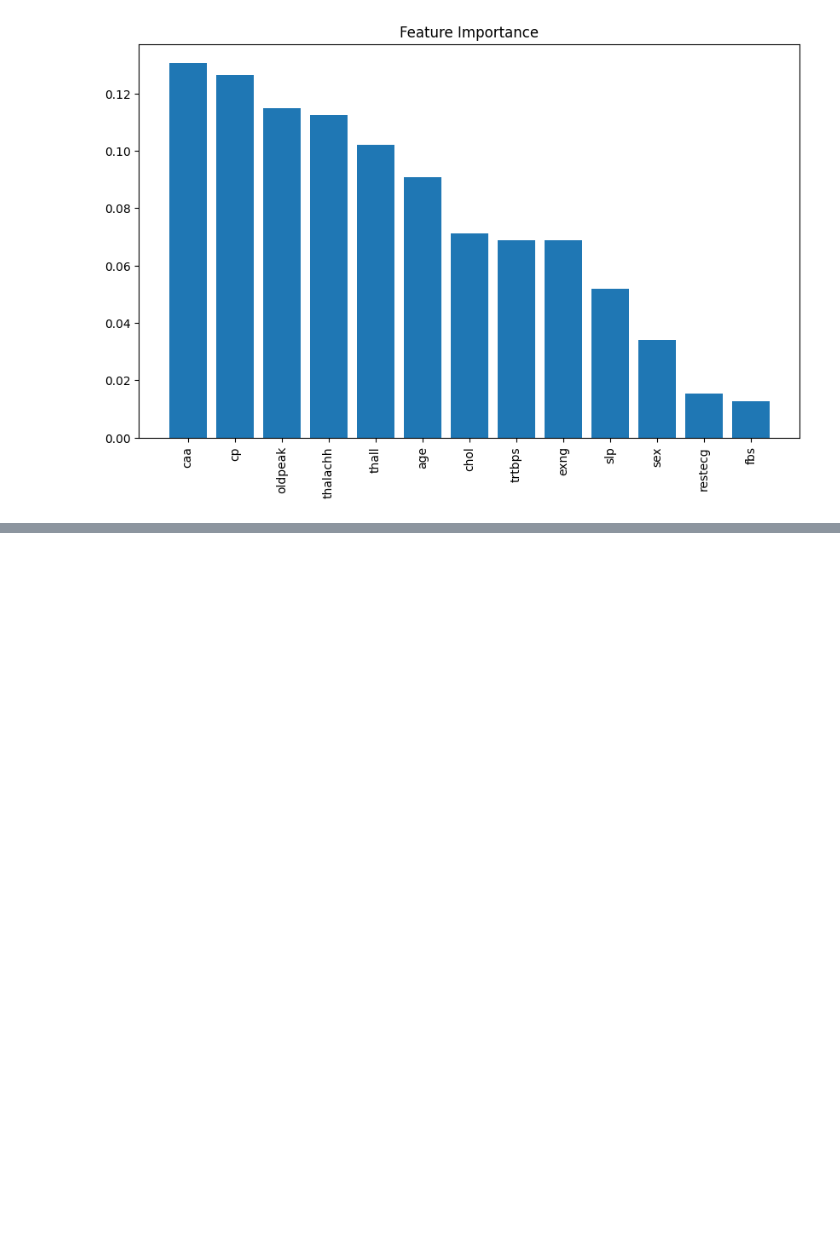
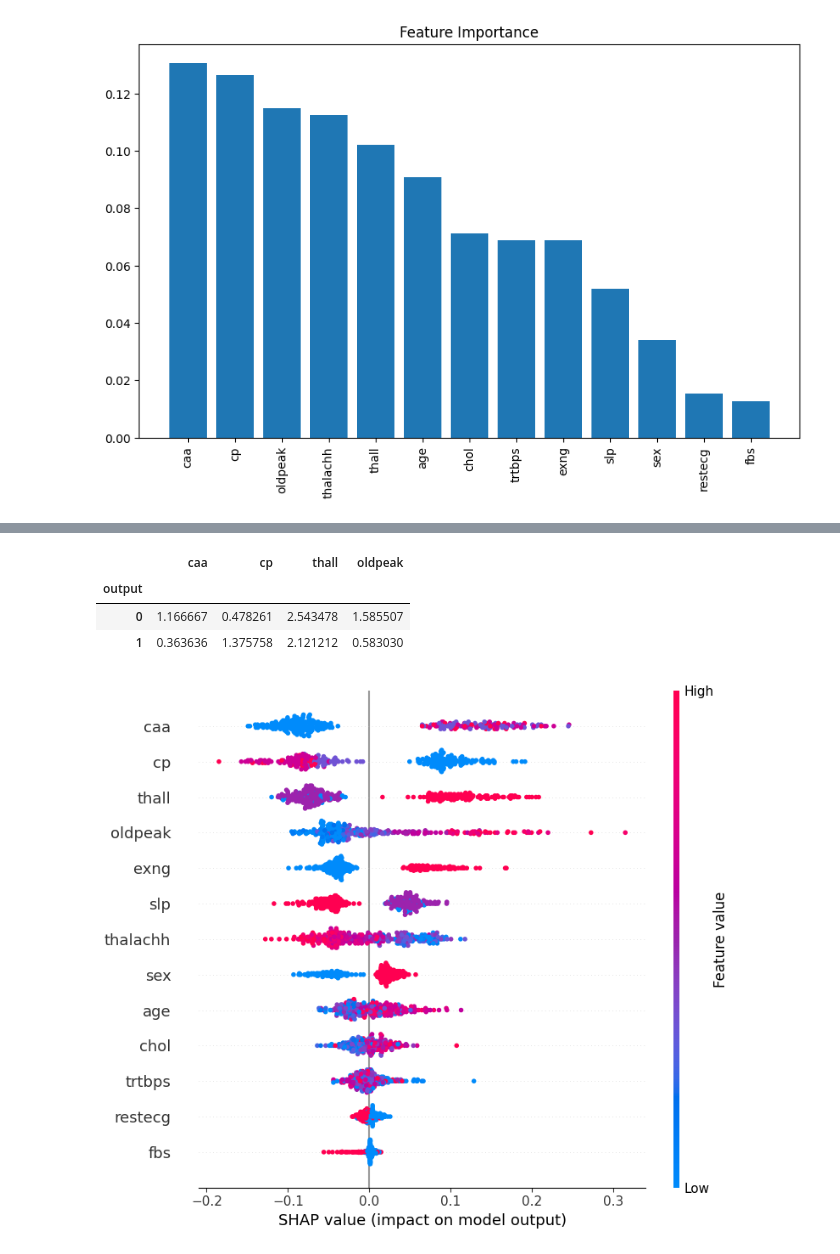
Before and after one commit to romanroff/ITMO_subjects, a Jupyter notebook: DecSupSys/lab_3_Bashirov.ipynb, the cells around one changed output, grey strips where cells are left out. Cells and saved outputs as stored; diff of their text form; code cells hidden in the pictures; blank space fills up the shorter version.

```diff
--- a/DecSupSys/lab_3_Bashirov.ipynb
+++ b/DecSupSys/lab_3_Bashirov.ipynb
@@ -103,0 +220,12 @@ AssertionError: The shape of the shap_values matrix does not match the shape of
+# %%
+data.groupby(by='output').mean()[['caa', 'cp', 'thall', 'oldpeak']]
+# %% [output]
+|  | caa | cp | thall | oldpeak |
+| output |  |  |  |  |
+| 0 | 1.166667 | 0.478261 | 2.543478 | 1.585507 |
+| 1 | 0.363636 | 1.375758 | 2.121212 | 0.583030 |
+# %%
+shap_values = explainer.shap_values(X)
+shap.summary_plot(shap_values[:, :, 0], X)
+# %% [output]
+[figure, added]
```
Also changed, not shown: parts of 16 cells of this notebook.
